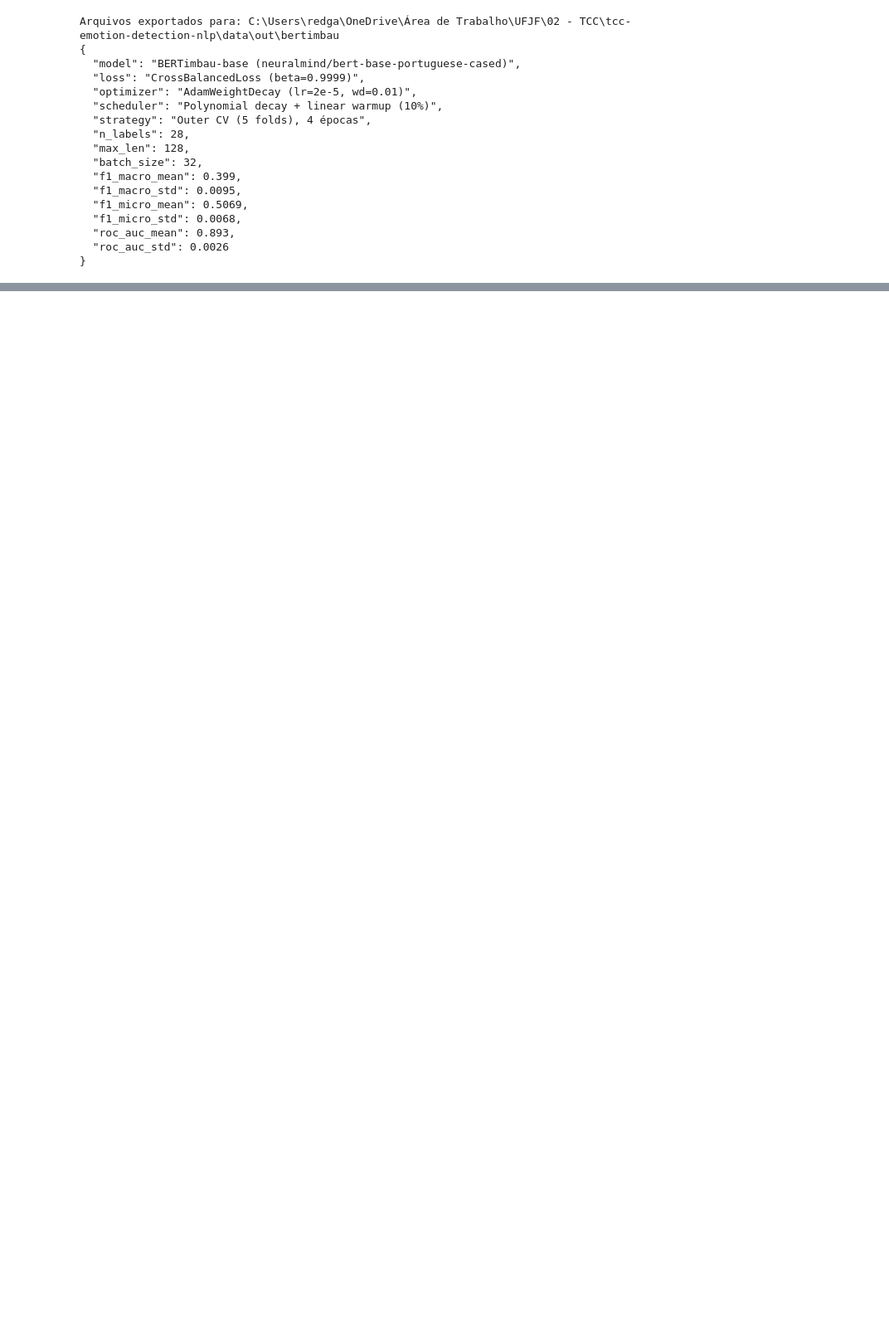
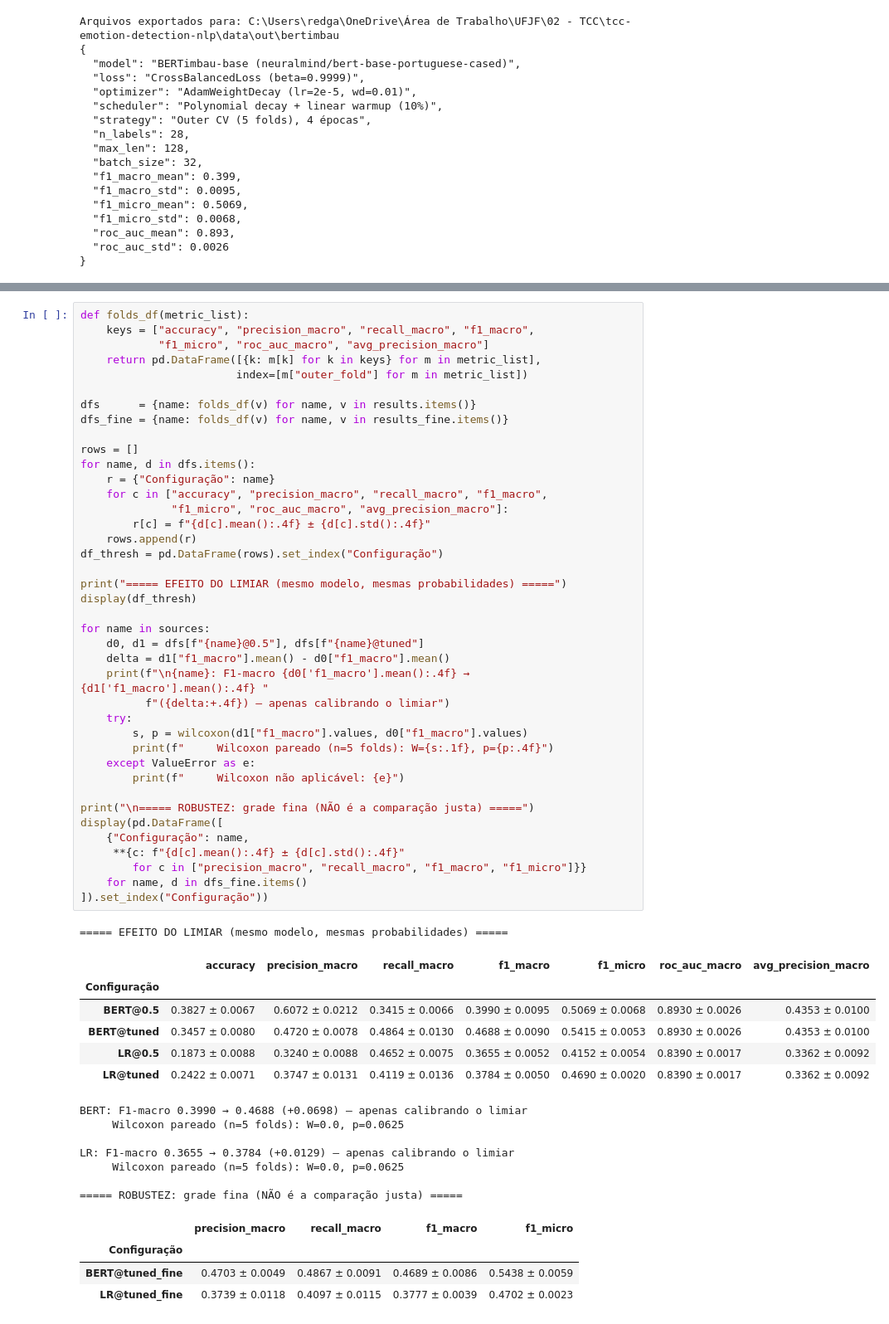
Before and after one commit to LuanBarbs/tcc-emotion-detection-nlp, a Jupyter notebook: src/baseline_BERT.ipynb, the cells around one changed output, grey strips where cells are left out. Shown at 83% size. Cells and saved outputs as stored; diff of their text form; blank space fills up the shorter version.

```diff
--- a/src/baseline_BERT.ipynb
+++ b/src/baseline_BERT.ipynb
@@ -976,0 +1260,59 @@ Arquivos exportados para: C:\Users\redga\OneDrive\Área de Trabalho\UFJF\02 - TC
+# %%
+def folds_df(metric_list):
+    keys = ["accuracy", "precision_macro", "recall_macro", "f1_macro",
+            "f1_micro", "roc_auc_macro", "avg_precision_macro"]
+    return pd.DataFrame([{k: m[k] for k in keys} for m in metric_list],
+                        index=[m["outer_fold"] for m in metric_list])
+
+dfs      = {name: folds_df(v) for name, v in results.items()}
+dfs_fine = {name: folds_df(v) for name, v in results_fine.items()}
+
+rows = []
+for name, d in dfs.items():
+    r = {"Configuração": name}
+    for c in ["accuracy", "precision_macro", "recall_macro", "f1_macro",
+              "f1_micro", "roc_auc_macro", "avg_precision_macro"]:
+        r[c] = f"{d[c].mean():.4f} ± {d[c].std():.4f}"
+    rows.append(r)
+df_thresh = pd.DataFrame(rows).set_index("Configuração")
+
+print("===== EFEITO DO LIMIAR (mesmo modelo, mesmas probabilidades) =====")
+display(df_thresh)
+
+for name in sources:
+    d0, d1 = dfs[f"{name}@0.5"], dfs[f"{name}@tuned"]
+    delta = d1["f1_macro"].mean() - d0["f1_macro"].mean()
+    print(f"\n{name}: F1-macro {d0['f1_macro'].mean():.4f} → {d1['f1_macro'].mean():.4f} "
+          f"({delta:+.4f}) — apenas calibrando o limiar")
+    try:
+        s, p = wilcoxon(d1["f1_macro"].values, d0["f1_macro"].values)
+        print(f"     Wilcoxon pareado (n=5 folds): W={s:.1f}, p={p:.4f}")
+    except ValueError as e:
+        print(f"     Wilcoxon não aplicável: {e}")
+
+print("\n===== ROBUSTEZ: grade fina (NÃO é a comparação justa) =====")
+display(pd.DataFrame([
+    {"Configuração": name,
+     **{c: f"{d[c].mean():.4f} ± {d[c].std():.4f}"
+        for c in ["precision_macro", "recall_macro", "f1_macro", "f1_micro"]}}
+    for name, d in dfs_fine.items()
+]).set_index("Configuração"))
+# %% [output]
+===== EFEITO DO LIMIAR (mesmo modelo, mesmas probabilidades) =====
+|  | accuracy | precision_macro | recall_macro | f1_macro | f1_micro | roc_auc_macro | avg_precision_macro |
+| Configuração |  |  |  |  |  |  |  |
+| BERT@0.5 | 0.3827 ± 0.0067 | 0.6072 ± 0.0212 | 0.3415 ± 0.0066 | 0.3990 ± 0.0095 | 0.5069 ± 0.0068 | 0.8930 ± 0.0026 | 0.4353 ± 0.0100 |
+| BERT@tuned | 0.3457 ± 0.0080 | 0.4720 ± 0.0078 | 0.4864 ± 0.0130 | 0.4688 ± 0.0090 | 0.5415 ± 0.0053 | 0.8930 ± 0.0026 | 0.4353 ± 0.0100 |
+| LR@0.5 | 0.1873 ± 0.0088 | 0.3240 ± 0.0088 | 0.4652 ± 0.0075 | 0.3655 ± 0.0052 | 0.4152 ± 0.0054 | 0.8390 ± 0.0017 | 0.3362 ± 0.0092 |
+| LR@tuned | 0.2422 ± 0.0071 | 0.3747 ± 0.0131 | 0.4119 ± 0.0136 | 0.3784 ± 0.0050 | 0.4690 ± 0.0020 | 0.8390 ± 0.0017 | 0.3362 ± 0.0092 |
+BERT: F1-macro 0.3990 → 0.4688 (+0.0698) — apenas calibrando o limiar
+     Wilcoxon pareado (n=5 folds): W=0.0, p=0.0625
+
+LR: F1-macro 0.3655 → 0.3784 (+0.0129) — apenas calibrando o limiar
+     Wilcoxon pareado (n=5 folds): W=0.0, p=0.0625
+
+===== ROBUSTEZ: grade fina (NÃO é a comparação justa) =====
+|  | precision_macro | recall_macro | f1_macro | f1_micro |
+| Configuração |  |  |  |  |
+| BERT@tuned_fine | 0.4703 ± 0.0049 | 0.4867 ± 0.0091 | 0.4689 ± 0.0086 | 0.5438 ± 0.0059 |
+| LR@tuned_fine | 0.3739 ± 0.0118 | 0.4097 ± 0.0115 | 0.3777 ± 0.0039 | 0.4702 ± 0.0023 |
```
Also changed, not shown: parts of 8 cells of this notebook, 21 other files.
